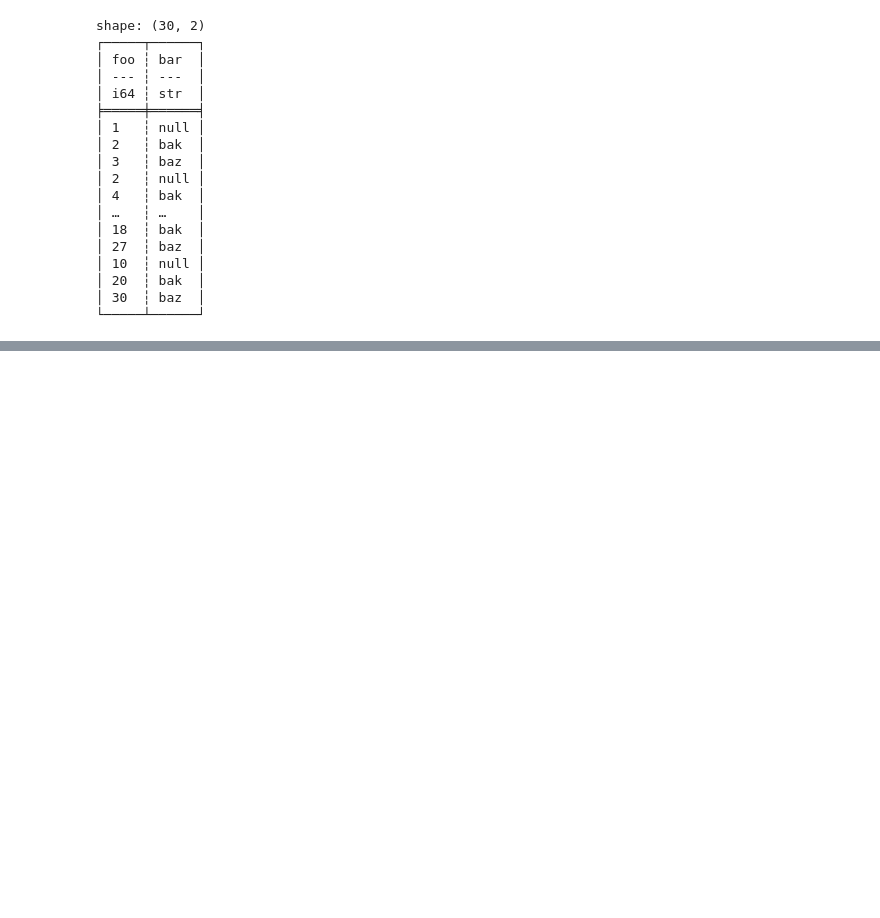
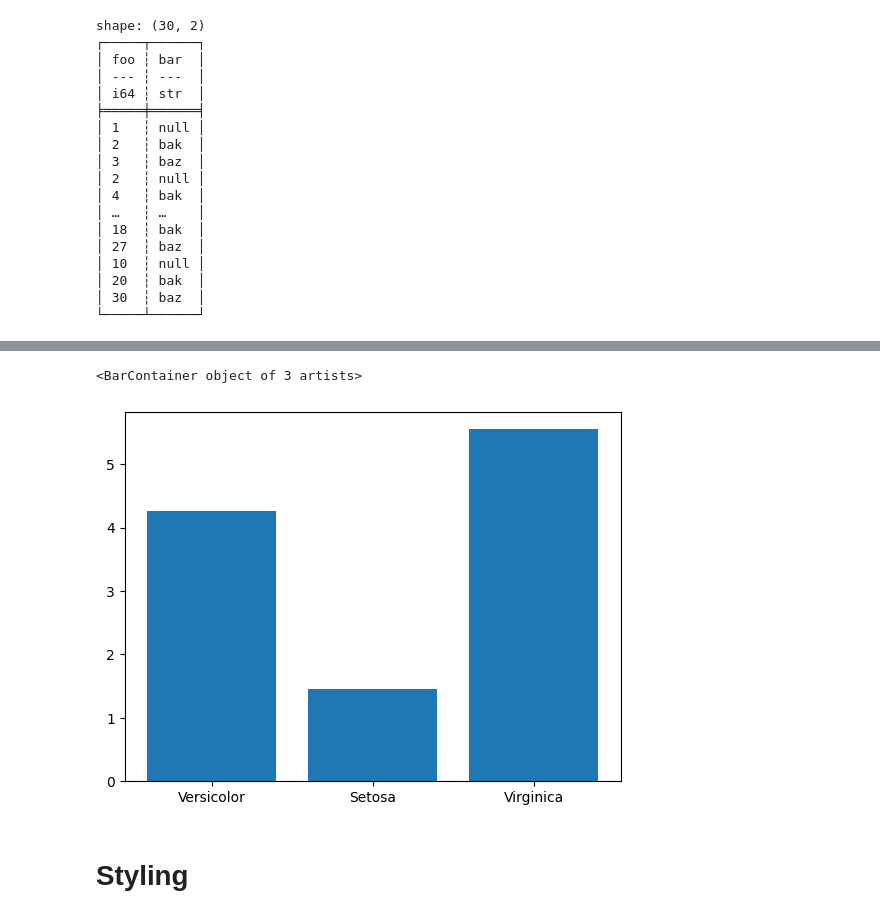
Before and after one commit to ferrandonea/polars_tut, a Jupyter notebook: gettingstarted.ipynb, the cells around one changed output, grey strips where cells are left out. Saved outputs shown, nothing was run; the diff lists cells and outputs as text; code cells hidden in the pictures; blank space fills up the shorter version.

```diff
--- a/gettingstarted.ipynb
+++ b/gettingstarted.ipynb
@@ -1877,0 +2244,7 @@ pl.scan_csv("data/test_csv*.csv").show_graph()
+# %%
+import polars as pl
+
+path = "iris/iris.csv"
+
+df = pl.scan_csv(path).group_by("variety").agg(pl.col("petal.length").mean()).collect()
+print(df)
@@ -1877,0 +2273,9 @@ pl.scan_csv("data/test_csv*.csv").show_graph()
+# %%
+import matplotlib.pyplot as plt
+
+plt.bar(x=df["variety"], height=df["petal.length"])
+# %% [output]
+<BarContainer object of 3 artists>
+[figure, added]
+# %% [markdown]
+# Styling
```
Also changed, not shown: parts of 40 cells of this notebook, 4 other files.
